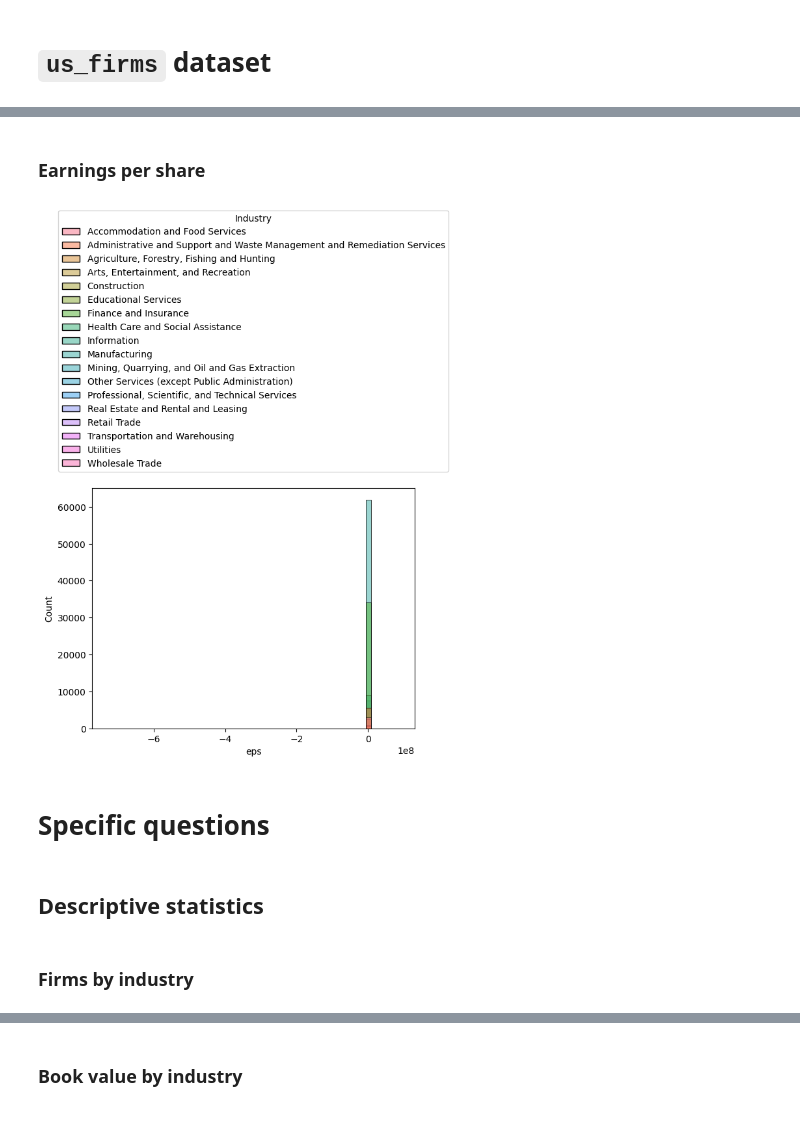
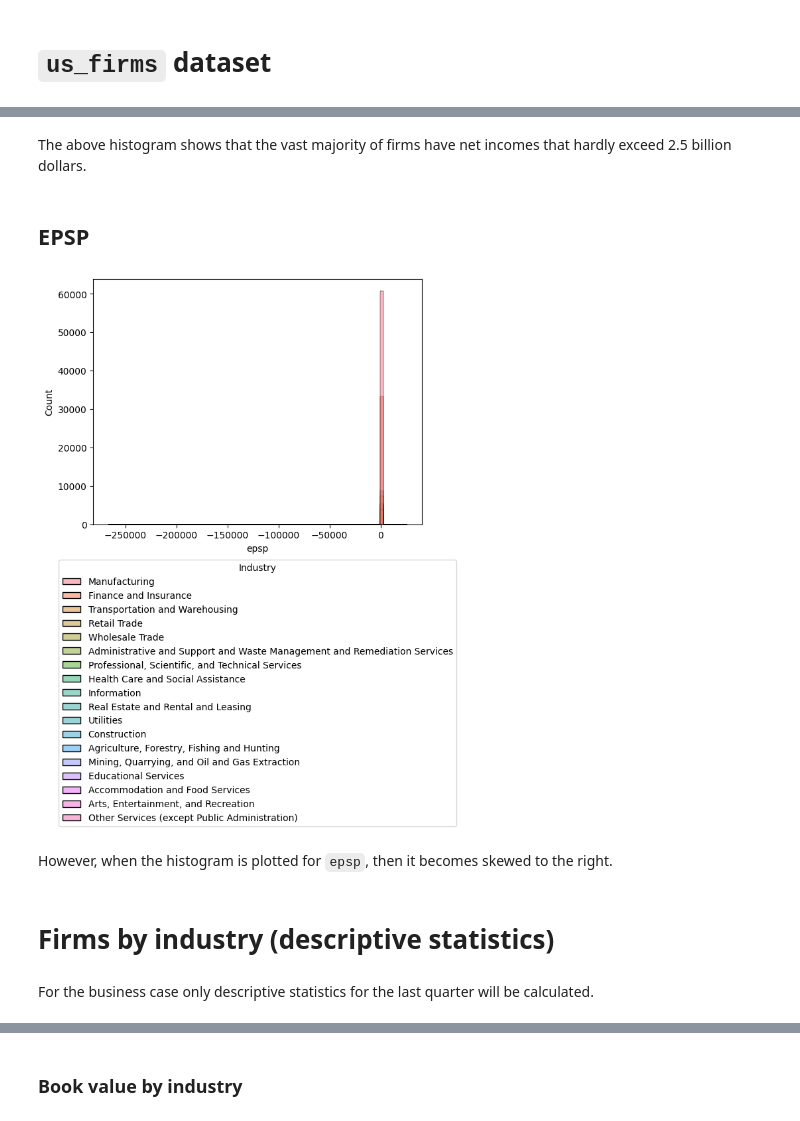
Before and after one commit to carlosahs/tc3006c-stats-module, a Jupyter notebook: stock_stats.ipynb, the cells around one changed output, grey strips where cells are left out. Saved outputs shown, nothing was run; the diff lists cells and outputs as text; code cells hidden in the pictures.

```diff
--- a/stock_stats.ipynb
+++ b/stock_stats.ipynb
@@ -67,4 +167,4 @@ stocks["operating profit margin"] = stocks["ebit"] / stocks["revenue"].replace(0
 # %%
-stocks["short financial leverage"] = stocks["shortdebt"] / stocks["totalassets"].replace(0, np.nan)
+firms["short financial leverage"] = firms["shortdebt"] / firms["totalassets"].replace(0, np.nan)
 # %%
-stocks["long financial leverage"] = stocks["longdebt"] / stocks["totalassets"].replace(0, np.nan)
+firms["long financial leverage"] = firms["longdebt"] / firms["totalassets"].replace(0, np.nan)
@@ -73,4 +171,4 @@ stocks["net income"] = stocks["ebit"] - stocks["finexp"] - stocks["incometax"] +
 # %%
-stocks["eps"] = stocks["net income"] / stocks["sharesoutstanding"].replace(0, np.nan)
+firms["eps"] = firms["net income"] / firms["sharesoutstanding"].replace(0, np.nan)
 # %%
-stocks["epsp"] = stocks["eps"] / stocks["originalprice"].replace(0, np.nan)
+firms["epsp"] = firms["eps"] / firms["originalprice"].replace(0, np.nan)
@@ -145,20 +226,22 @@ plt.show()
+# %% [markdown]
+The above histogram shows that the vast majority of firms have net incomes that hardly exceed 2.5 billion dollars.
 # %% [markdown]
-### Earnings per share
+## EPSP
 # %%
 hist = sns.histplot(
-    stocks, x="eps", bins=60,
-    hue=stocks.index.get_level_values("industry"), common_norm=False
+    firms, x="epsp", bins=100,
+    hue="industry", common_norm=False
 )
 
-sns.move_legend(hist, "lower center", bbox_to_anchor=(0.5, 1.05), title="Industry")
+sns.move_legend(hist, "lower center", bbox_to_anchor=(0.5, -1.25), title="Industry")
 
 plt.show()
 # %% [output]
-[figure, old version]
+[figure, new version]
-# %% [markdown]
-# Specific questions
+# %% [markdown]
+However, when the histogram is plotted for `epsp`, then it becomes skewed to the right.
 # %% [markdown]
-## Descriptive statistics
+# Firms by industry (descriptive statistics)
-# %% [markdown]
-### Firms by industry
+# %% [markdown]
+For the business case only descriptive statistics for the last quarter will be calculated.
 # %%
```
Also changed, not shown: parts of 104 cells of this notebook.
